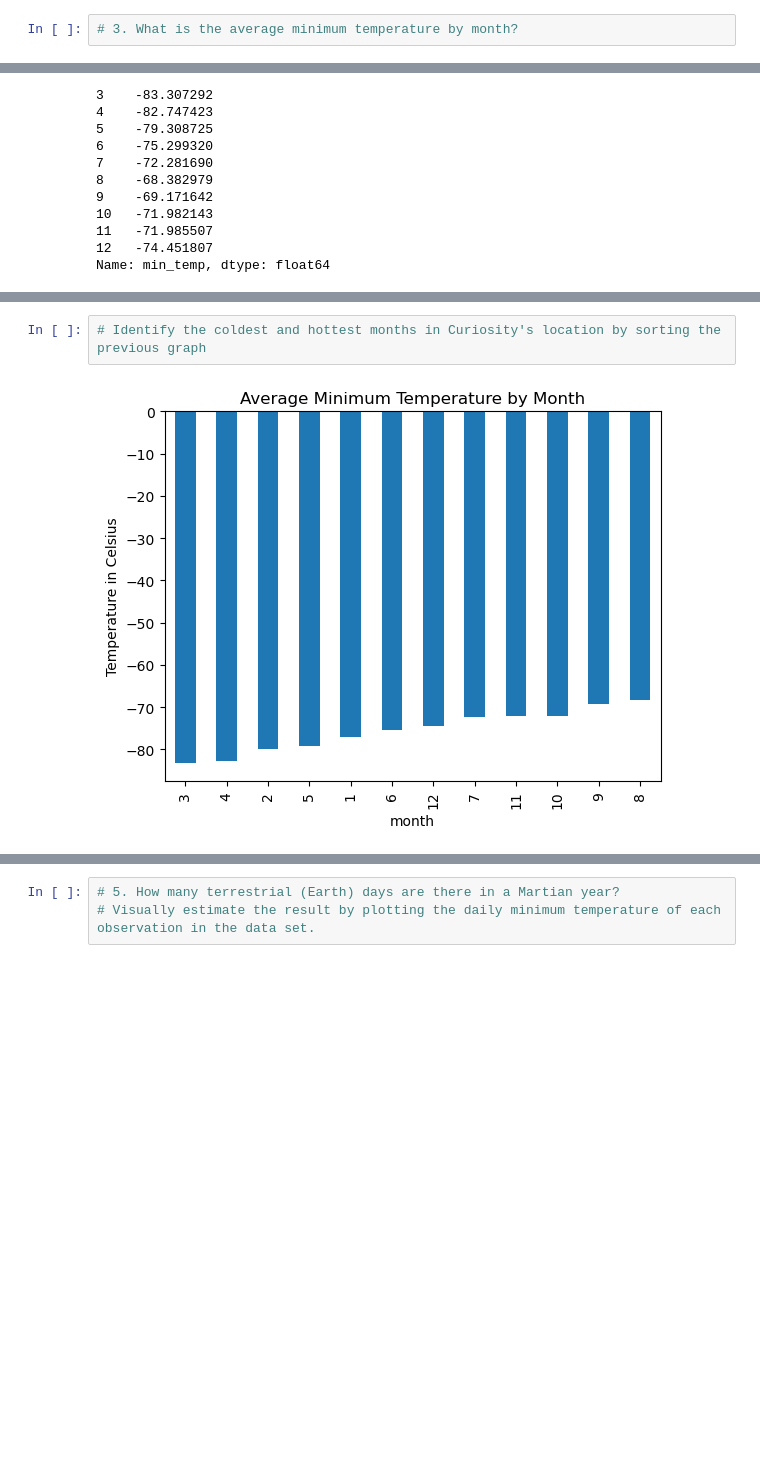
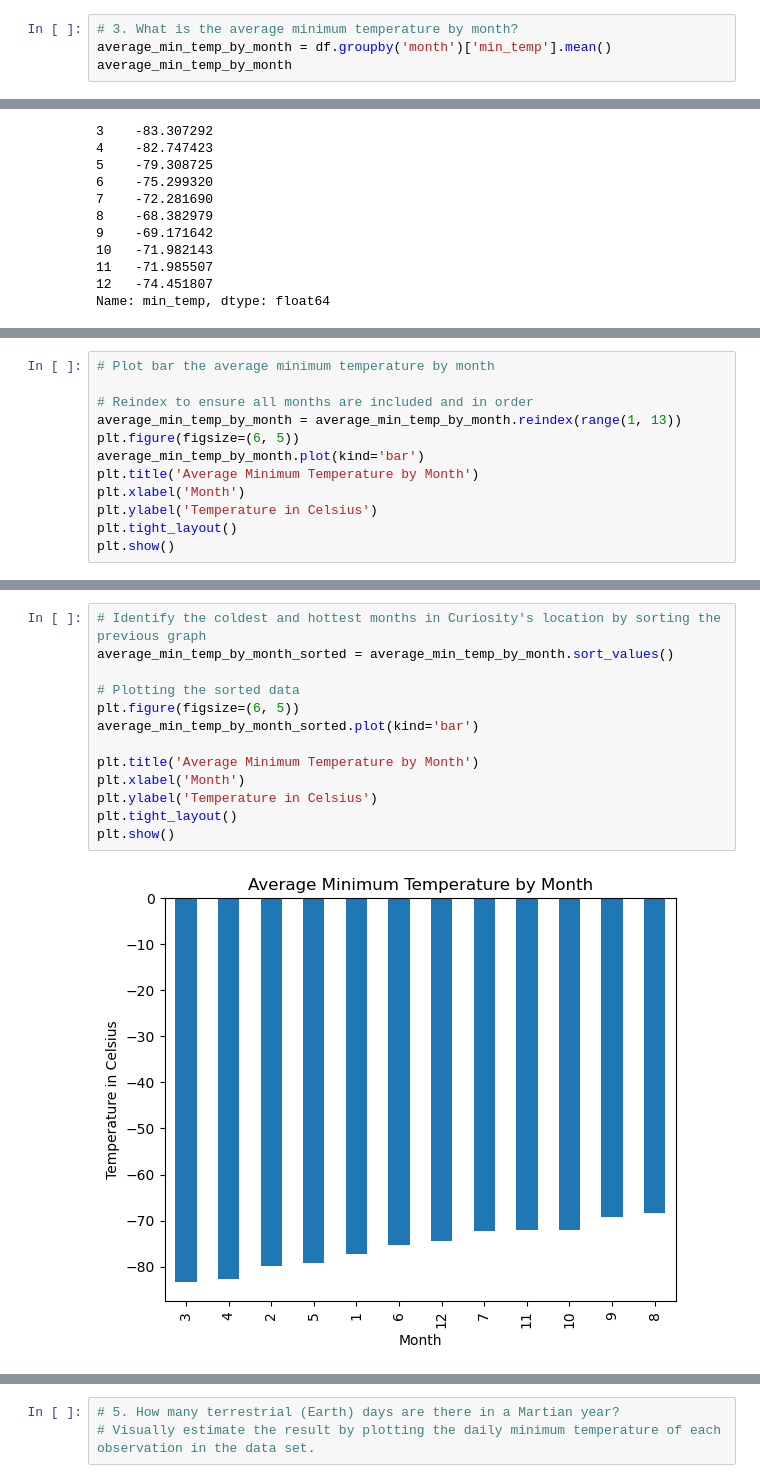
Before and after one commit to rinals/html_challenge, a Jupyter notebook: part_2_mars_weather.ipynb, the cells around one changed output, grey strips where cells are left out. Drawn from its saved outputs; the diff is of its cells as text; blank space fills up the shorter version.

Commit message:
plots temperature and pressure

```diff
--- a/part_2_mars_weather.ipynb
+++ b/part_2_mars_weather.ipynb
@@ -178,6 +182,8 @@ Analyze your dataset by using Pandas functions to answer the following questions
 1867
 # %%
 # 3. What is the average minimum temperature by month?
+average_min_temp_by_month = df.groupby('month')['min_temp'].mean()
+average_min_temp_by_month
 # %% [output]
 month
 1    -77.160920
@@ -199,0 +202,12 @@ Name: min_temp, dtype: float64
+# %%
+# Plot bar the average minimum temperature by month
+
+# Reindex to ensure all months are included and in order
+average_min_temp_by_month = average_min_temp_by_month.reindex(range(1, 13))
+plt.figure(figsize=(6, 5))
+average_min_temp_by_month.plot(kind='bar')
+plt.title('Average Minimum Temperature by Month')
+plt.xlabel('Month')
+plt.ylabel('Temperature in Celsius')
+plt.tight_layout()
+plt.show()
@@ -200,6 +216,17 @@ Name: min_temp, dtype: float64
 # %%
 # Identify the coldest and hottest months in Curiosity's location by sorting the previous graph
+average_min_temp_by_month_sorted = average_min_temp_by_month.sort_values()
+
+# Plotting the sorted data
+plt.figure(figsize=(6, 5))
+average_min_temp_by_month_sorted.plot(kind='bar')
+
+plt.title('Average Minimum Temperature by Month')
+plt.xlabel('Month')
+plt.ylabel('Temperature in Celsius')
+plt.tight_layout()
+plt.show()
 # %% [output]
-[figure, old version]
+[figure, new version]
 # %%
 # 4. What is the average pressure by month?
```
Also changed, not shown: parts of 8 cells of this notebook.
